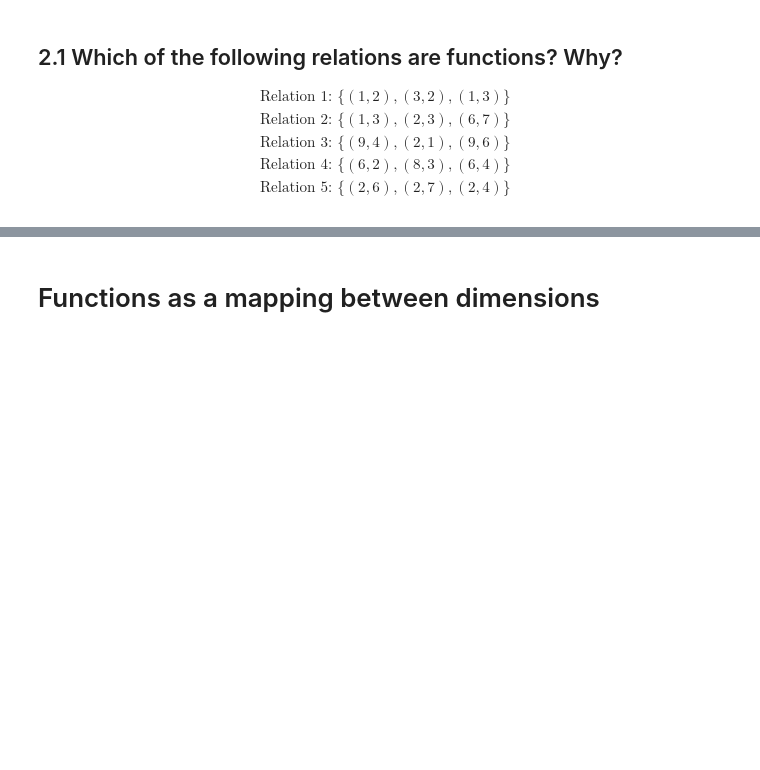
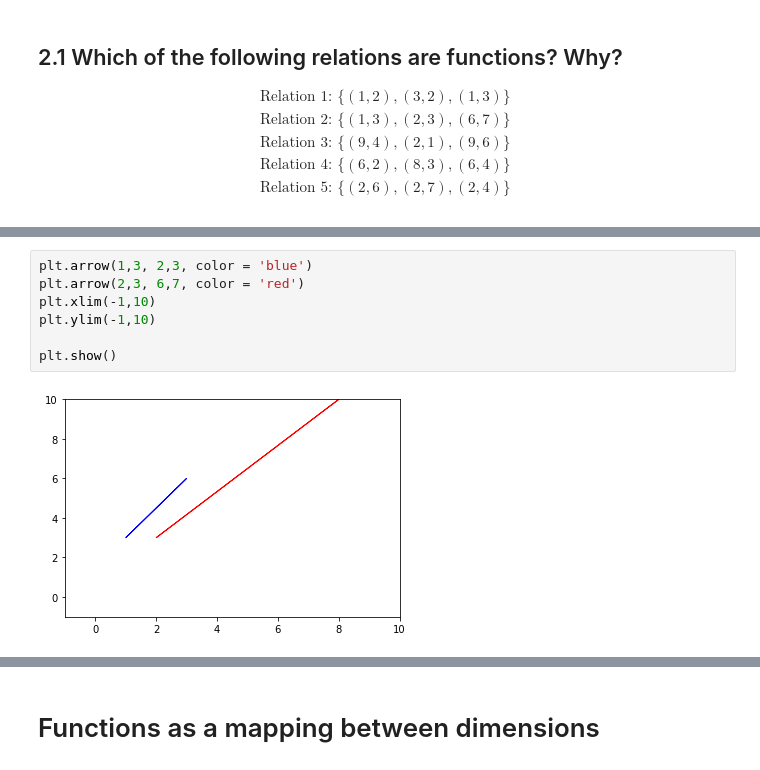
Before and after one commit to njaiprakash/DS-Unit-1-Sprint-3-Linear-Algebra, a Jupyter notebook: module3-dimensionality-reduction/LS_DS_133_High_Dimensional_Data_Assignment.ipynb, the cells around one changed output, grey strips where cells are left out. Saved outputs shown, nothing was run; the diff lists cells and outputs as text; blank space fills up the shorter version.

```diff
--- a/module3-dimensionality-reduction/LS_DS_133_High_Dimensional_Data_Assignment.ipynb
+++ b/module3-dimensionality-reduction/LS_DS_133_High_Dimensional_Data_Assignment.ipynb
@@ -34,0 +61,9 @@ plt.ylim(-1,5)
+# %%
+plt.arrow(1,3, 2,3, color = 'blue')
+plt.arrow(2,3, 6,7, color = 'red')
+plt.xlim(-1,10)
+plt.ylim(-1,10)
+
+plt.show()
+# %% [output]
+[figure, added]
```
Also changed, not shown: parts of 18 cells of this notebook.
